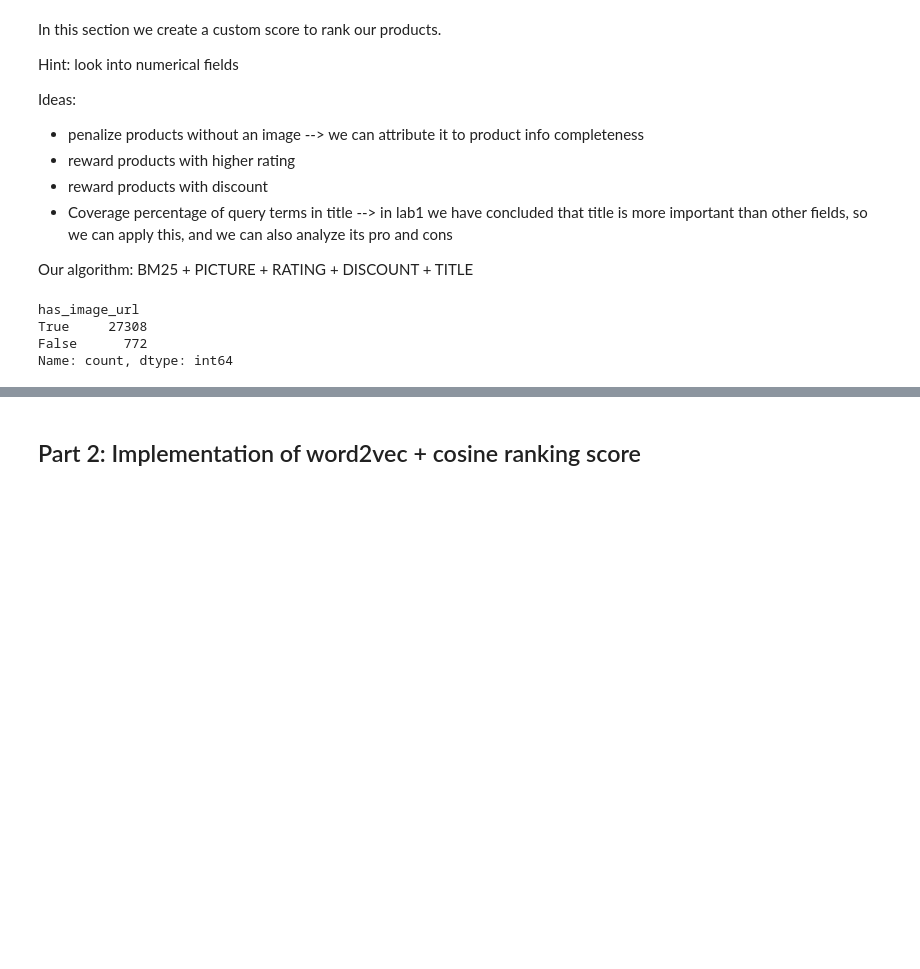
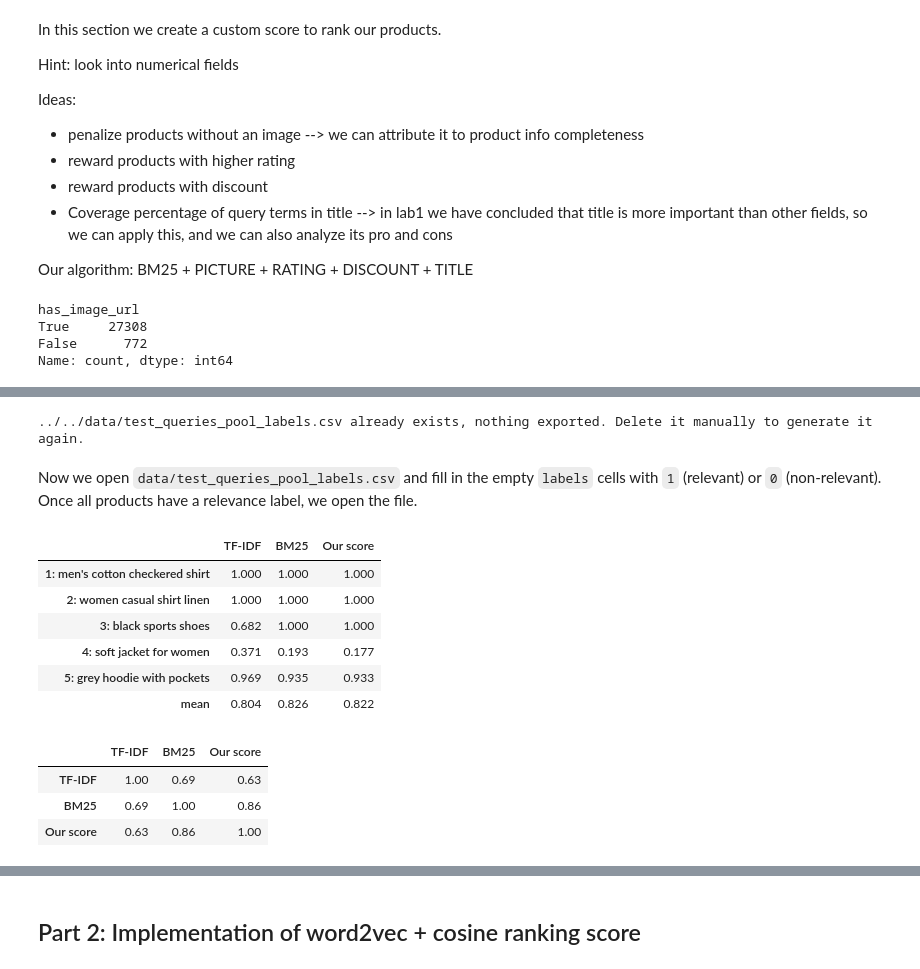
Before and after one commit to froggyalchemist/irwa-search-engine, a Jupyter notebook: project_progress/part_3/ranking_filtering.ipynb, the cells around one changed output, grey strips where cells are left out. Saved outputs shown, nothing was run; the diff lists cells and outputs as text; code cells hidden in the pictures; blank space fills up the shorter version.

```diff
--- a/project_progress/part_3/ranking_filtering.ipynb
+++ b/project_progress/part_3/ranking_filtering.ipynb
@@ -315,15 +233,15 @@ products['discount_factor'] = products['discount'].apply(discount_factor)
 # %%
 # 4. Title coverage
-def title_coverage(query, title_terms, gamma = 0.2):
+def title_coverage(query, title_terms):
     """Calculate a title coverage multiplier, returning 1.0 for missing values
-    Args:
-        query: query terms
-        title_terms: product titles after preprocessed
-        gamma (float, optional): factor to control weight of title coverage rate
 
-    Returns:
-        query coverage factor
+    :param query: query terms
+    :param title_terms: product titles after preprocessing
+    :returns: query coverage factor: % of words in the query that are in the product's title
     """
     query_terms = set(utils.build_terms(query))
 
-    return 1 + gamma * (len(query_terms.intersection(title_terms)) / len(query_terms))
+    if len(query_terms) > 0:
+        return len(query_terms.intersection(title_terms)) / len(query_terms)
+    else:
+        raise ValueError("Query is empty")
@@ -398,0 +369,49 @@ Now, we compare how the ranking differs when using the 3 strategies.
+# %%
+# 1. Run our 5 test queries with each method and keep the top 20 results.
+TOP_N = 20
+POOL_CSV = "../../data/test_queries_pool_labels.csv"
+PART2_LABELS_CSV = "../../data/test_queries_results.csv"
+
+test_queries = {i: q for i, q in enumerate(utils.TEST_QUERIES, start=1)}
+
+# Each method: function(query) -> list of ranked pids
+search_functions = {
+    "TF-IDF": lambda q: utils.search_tf_idf(q, index, tf, idf, fields, equal_weights),
+    "BM25": lambda q: search_bm25(q, k1, b, doc_lengths, average_length, bm25_tf, idf),
+    "Our score": lambda q: search_our_score(q, k1, b, doc_lengths, average_length, bm25_tf, idf, products, weights),
+}
+
+rankings = utils.get_rankings(test_queries, search_functions, top_n=TOP_N)
+# %%
+# 2. Export the pool to label by hand (never overwrites an existing file)
+pool_df = utils.export_pooled_rankings(
+    POOL_CSV, test_queries, rankings, products, previous_labels_path=PART2_LABELS_CSV
+)
+# %% [output]
+../../data/test_queries_pool_labels.csv already exists, nothing exported. Delete it manually to generate it again.
+# %% [markdown]
+Now we open `data/test_queries_pool_labels.csv` and fill in the empty `labels` cells with `1` (relevant) or `0` (non-relevant). Once all products have a relevance label, we open the file.
+# %%
+# 3. Read the labels and compute NDCG@20 of each method
+labels_df = utils.load_labels(POOL_CSV)
+ndcg = utils.evaluate_rankings_ndcg(test_queries, rankings, labels_df, k=TOP_N)
+
+with pd.option_context("display.float_format", "{:.3f}".format):
+    display(ndcg)
+# %% [output]
+|  | TF-IDF | BM25 | Our score |
+| 1: men's cotton checkered shirt | 1.000 | 1.000 | 1.000 |
+| 2: women casual shirt linen | 1.000 | 1.000 | 1.000 |
+| 3: black sports shoes | 0.682 | 1.000 | 1.000 |
+| 4: soft jacket for women | 0.371 | 0.193 | 0.177 |
+| 5: grey hoodie with pockets | 0.969 | 0.935 | 0.933 |
+| mean | 0.804 | 0.826 | 0.822 |
+# %%
+# How similar are the top 20 results of the methods? (mean Jaccard overlap over the 5 queries)
+with pd.option_context("display.float_format", "{:.2f}".format):
+    display(utils.rankings_overlap(rankings, k=TOP_N))
+# %% [output]
+|  | TF-IDF | BM25 | Our score |
+| TF-IDF | 1.00 | 0.69 | 0.63 |
+| BM25 | 0.69 | 1.00 | 0.86 |
+| Our score | 0.63 | 0.86 | 1.00 |
```
Also changed, not shown: parts of 18 cells of this notebook, 4 other files.
